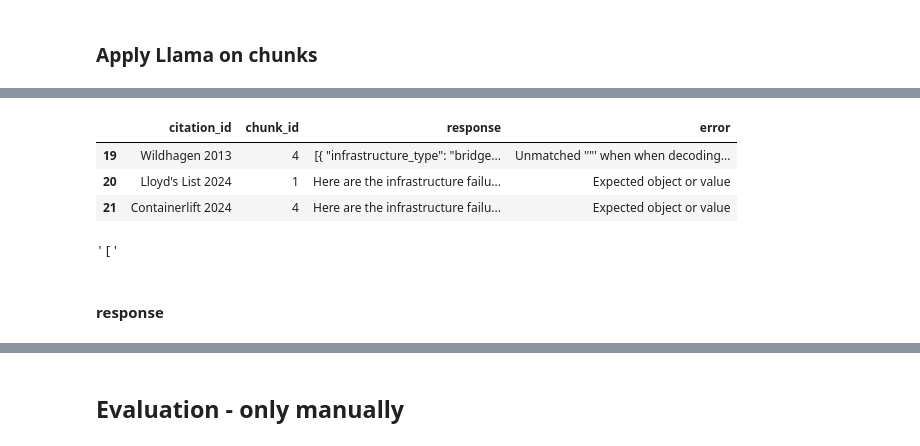
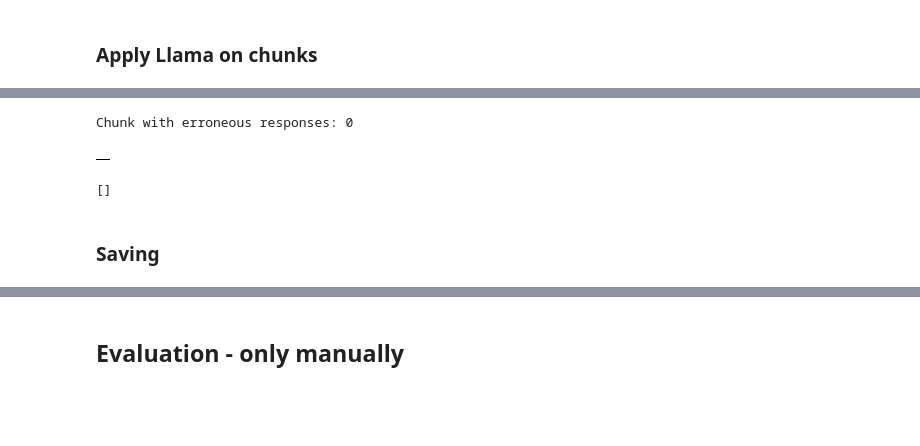
Before and after one commit to SWN-group-at-TU-Berlin/CI-impacts-information-retrieval, a Jupyter notebook: notebooks/llm_geolocations.ipynb, the cells around one changed output, grey strips where cells are left out. Saved outputs shown, nothing was run; the diff lists cells and outputs as text; code cells hidden in the pictures; blank space fills up the shorter version.

```diff
--- a/notebooks/llm_geolocations.ipynb
+++ b/notebooks/llm_geolocations.ipynb
@@ -446,11 +471,10 @@ class DecoderModel:
 ### Apply Llama on chunks
 # %%
 ## Settings
+model_name = "meta-llama/Llama-2-7b-chat-hf"
+# TODO NOTE test for HPC: "meta-llama/Llama-3.1-8B-Instruct"
 
-model_name = "meta-llama/Llama-2-7b-chat-hf"
-# test for HPC: "meta-llama/Llama-3.1-8B-Instruct"
-
-
+time0 = time.time()
 
 ## init LLM pipeline
 decoder_model = DecoderModel(model_name=model_name)
@@ -535,6 +559,12 @@ for i, filename in enumerate(search_path):
     for chunk_no, chunk in enumerate(doc):
 
 
+        ## preprocess  TODO move to document cleaning workflow + dc.funcs
+        chunk.page_content = chunk.page_content.replace("\n", " ")
+        chunk.page_content = chunk.page_content.replace("- ", "-") # TODO test if ("- ", "") is better
+
+
+        ## CI-GEO extraction
         ## apply customized NLP pipeline -> returns same chunk.text but with CI_entities annotations and without linebreak symbols
         for nlp_chunk in nlp.pipe([chunk.page_content]):
 
@@ -667,26 +697,35 @@ for i, filename in enumerate(search_path):
         ## postprocess response
         resp = response[0]["generated_text"].replace("\n", "")
         try:
-            #  remove potential text outside of json object
-            resp = (resp.split("]")[0] + "]")
+            # fix missing bracket at beginning and end of response by splitting at first/last complete entry
+            if "[{" not in resp:
+                resp = "[{" + resp.split("{", 1)[1]
+            if "}]" or "},]" not in resp:
+                resp = resp.rpartition('}')[-3] + "}]"
+
+            # elif "]" not in resp:
+            #     resp = (resp.split("]")[0] + "]")
+            # elif "[" not in resp:
+            #     resp = ("[" + resp.split("[")[1])
+
+            # remove potential text outside - no matter if it exists or not
             resp = ("[" + resp.split("[")[1])
-            # fix missing bracket at end of response
-            if "]" not in resp:
-                resp = resp.rpartition('}')[-3] + "}]"
+            resp = (resp.split("]", 1)[0] + "]")
 
             # save LLM response for each chunk  in dataframe for each document
             df_resp = pd.read_json(StringIO(resp))
             df_resp["citation_id"] = context[0]["citation"]  # add citation info
             df_resp["chunk_id"] = j  # add chunk id as identifier
-            df_resp["ci_entity"] = df_ci_geo.loc[df_ci_geo["chunk_id"] == j, "ci_entity"] or None
-            df_resp["geo_entity"] = df_ci_geo.loc[df_ci_geo["chunk_id"] == j, "geo_entity"] or None
+            df_resp["ci_entity"] = df_ci_geo.loc[df_ci_geo["chunk_id"] == j, "ci_entity"]
+            df_resp["geo_entity"] = df_ci_geo.loc[df_ci_geo["chunk_id"] == j, "geo_entity"]
             df_resp["case_type"] = df_ci_geo.loc[df_ci_geo["chunk_id"] == j, "case_type"]
             df_resp["chunk_text"] = context[0]["text"]  # add (translated) chunk text for tracing back LLM response
 
             df_responses = pd.concat([df_responses, df_resp], ignore_index=True)
 
-        except ValueError as e:
-            print(f"Cannot add response: {e}, \n   Response (before postprocessing): {response[0]['generated_text'].replace('\n', '')}")
+        except (IndexError, ValueError) as e:
+            print(f"Cannot add response: {e}, \n   Faulty response (before postprocessing): {response[0]['generated_text'].replace('\n', '')}")
+            # faullty response: e.g.  .., "location": "V" on satellite and online on radar"}, { ...}, {}
             responses_error_list.append({
                 "citation_id": citation,
                 "chunk_id": j,
@@ -702,6 +741,8 @@ for i, filename in enumerate(search_path):
     gc.collect()
     torch.cuda.empty_cache()  # mainly needed after training, small effect when LLM applied only for inference
     torch.no_grad()
+
+print(f"\n\n ######## -------- CI impact extraction took {(time.time() - time0) / 60} minutes -------- ######## \n\n")
 # %% [output]
 Note: Environment variable`HF_TOKEN` is set and is the current active token independently from the token you've just configured.
 /home/a-buch/Documents/TUB_DWN/_PROJECTS/CI-impacts-information-retrieval/notebooks/huggingface_mirror/hub
@@ -737,15 +839,14 @@ Detected language for chunk 46: es
 # %%
 print("Chunk with erroneous responses:", responses_error_list.__len__())
 df_responses_error = pd.DataFrame(responses_error_list)
-df_responses_error.tail(3)
+df_responses_error#.tail(3)
 # %% [output]
+Chunk with erroneous responses: 0
-|  | citation_id | chunk_id | response | error |
-| 19 | Wildhagen 2013 | 4 | [{ "infrastructure_type": "bridge... | Unmatched ''"' when when decoding... |
-| 20 | Lloyd's List 2024 | 1 | Here are the infrastructure failu... | Expected object or value |
-| 21 | Containerlift 2024 | 4 | Here are the infrastructure failu... | Expected object or value |
+|  |
 # %%
+responses_error_list #df_responses_all
 # %% [output]
-'['
+[]
 # %% [markdown]
-#### response
+### Saving
 # %%
```
Also changed, not shown: parts of 9 cells of this notebook, 1 other file.
